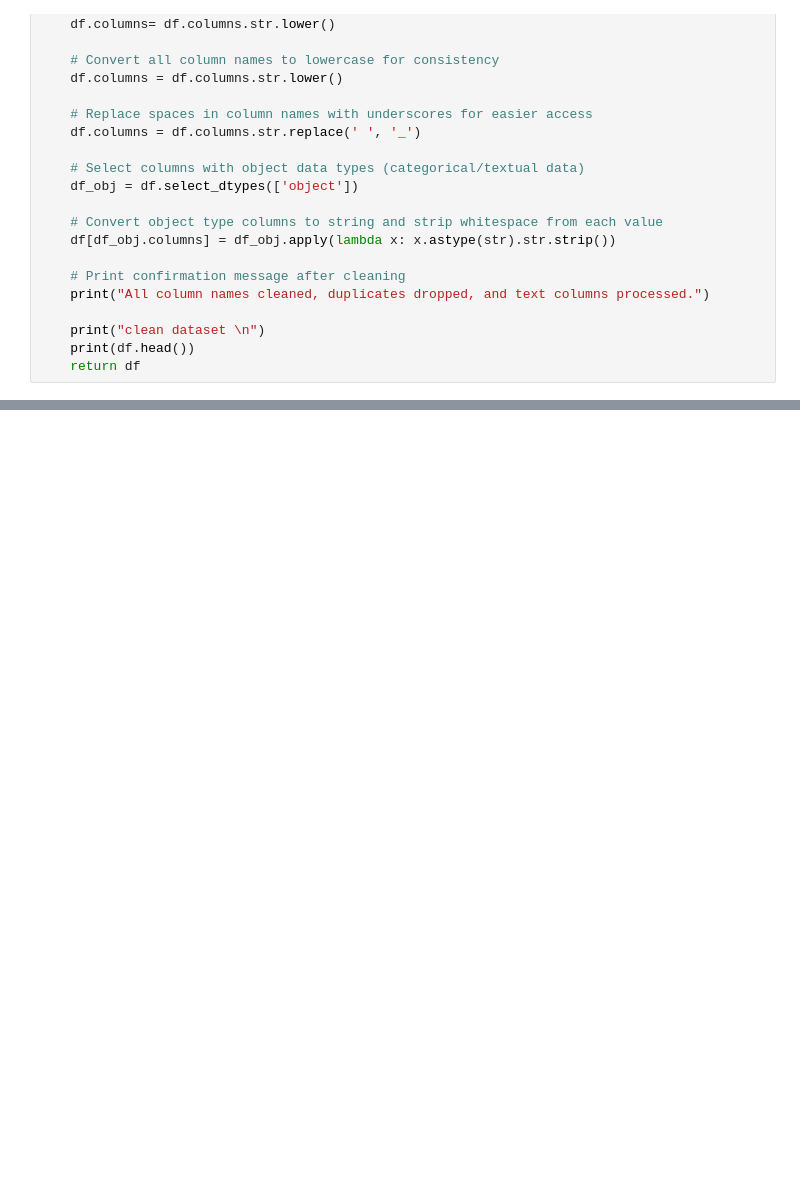
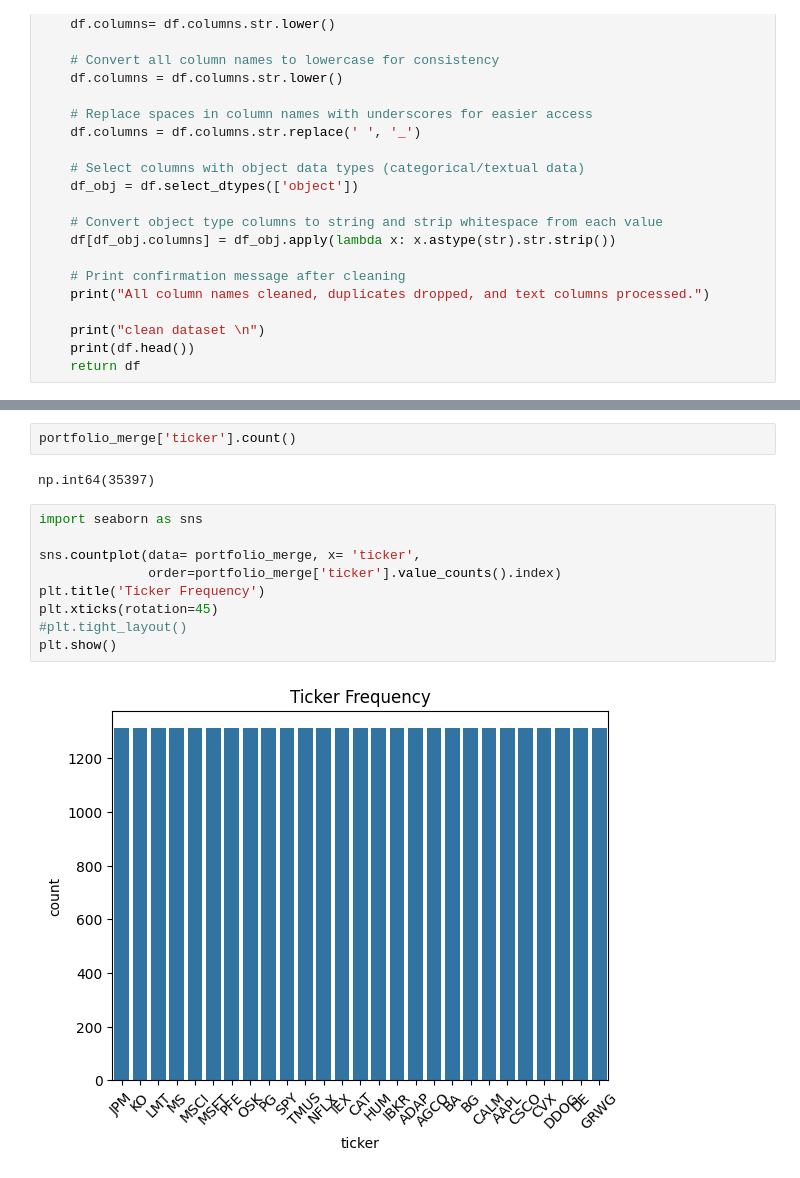
Before and after one commit to samyak-anand/Stock-Portfolio-Performance-and-News-Correlation-Analysis, a Jupyter notebook: Dags/Stock_Portfolio.ipynb, the cells around one changed output, grey strips where cells are left out. Saved outputs shown, nothing was run; the diff lists cells and outputs as text; blank space fills up the shorter version.

```diff
--- a/Dags/Stock_Portfolio.ipynb
+++ b/Dags/Stock_Portfolio.ipynb
@@ -202,0 +293,15 @@ news_data_clean
+# %%
+portfolio_merge['ticker'].count()
+# %% [output]
+np.int64(35397)
+# %%
+import seaborn as sns
+
+sns.countplot(data= portfolio_merge, x= 'ticker',
+              order=portfolio_merge['ticker'].value_counts().index)
+plt.title('Ticker Frequency')
+plt.xticks(rotation=45)
+#plt.tight_layout()
+plt.show()
+# %% [output]
+[figure, added]
```
Also changed, not shown: parts of 16 cells of this notebook, 5 other files.
